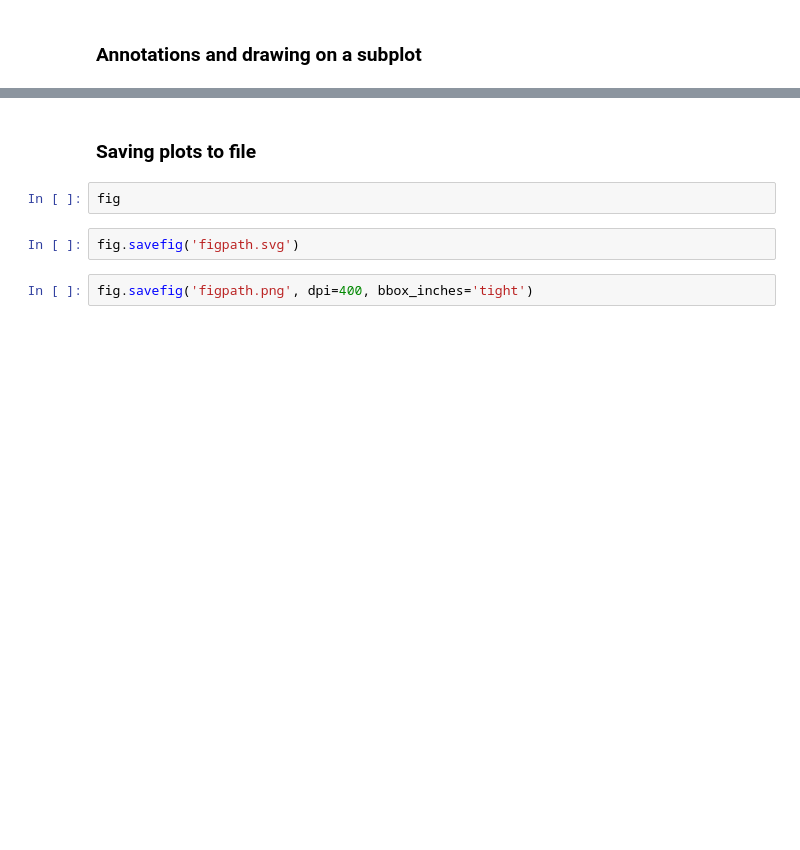
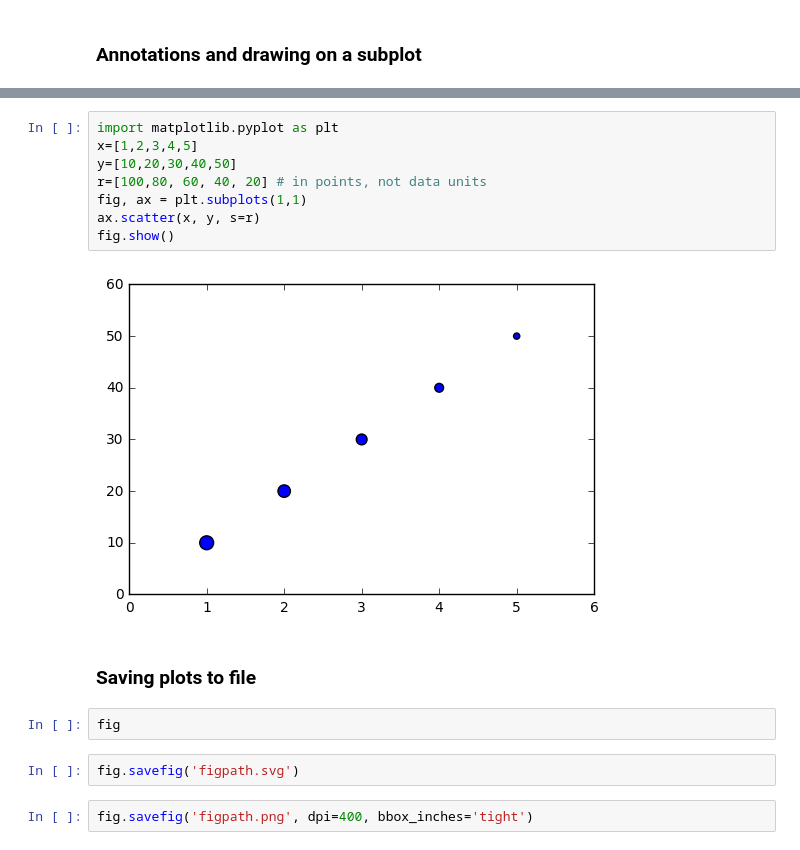
Before and after one commit to sanjiely/pydata-book, a Jupyter notebook: test-ch08.ipynb, the cells around one changed output, grey strips where cells are left out. Drawn from its saved outputs; the diff is of its cells as text; blank space fills up the shorter version.

```diff
--- a/test-ch08.ipynb
+++ b/test-ch08.ipynb
@@ -143,3 +188,13 @@ ax.add_patch(pgon)
+# %%
+import matplotlib.pyplot as plt
+x=[1,2,3,4,5]
+y=[10,20,30,40,50]
+r=[100,80, 60, 40, 20] # in points, not data units
+fig, ax = plt.subplots(1,1)
+ax.scatter(x, y, s=r)
+fig.show()
+# %% [output]
+[figure, added]
 # %% [markdown]
 ### Saving plots to file
 # %%
```
Also changed, not shown: parts of 45 cells of this notebook, 1 other file.
